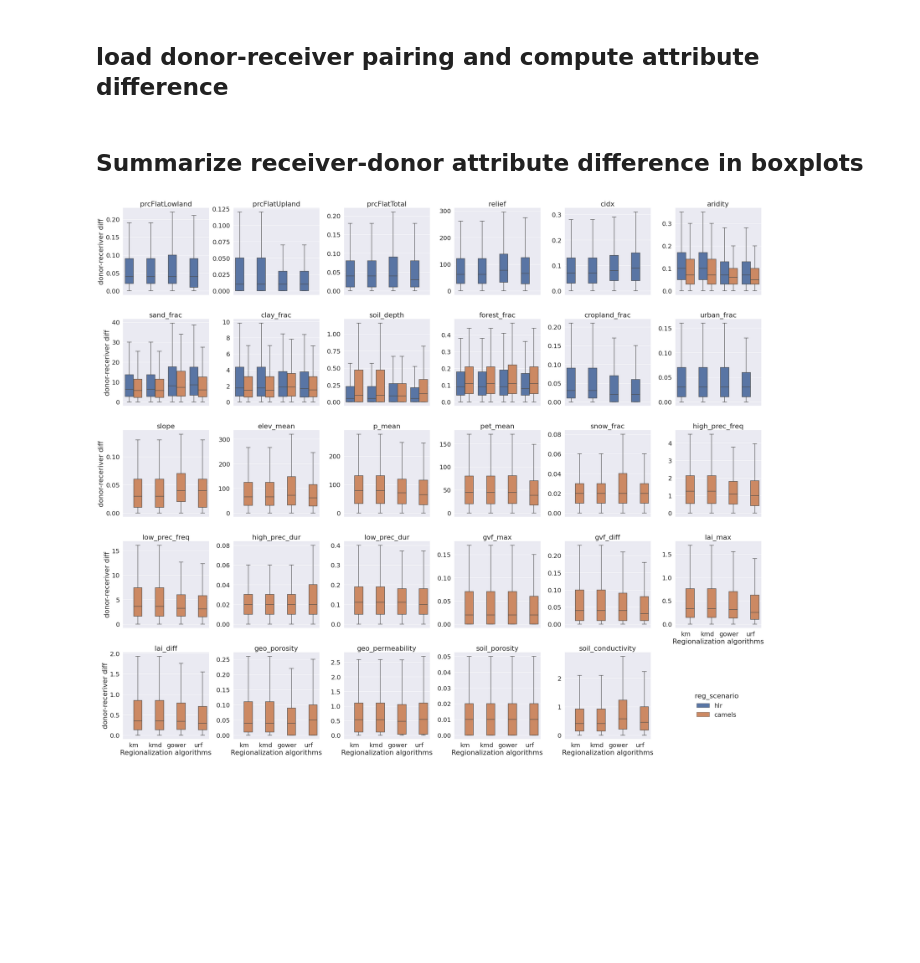
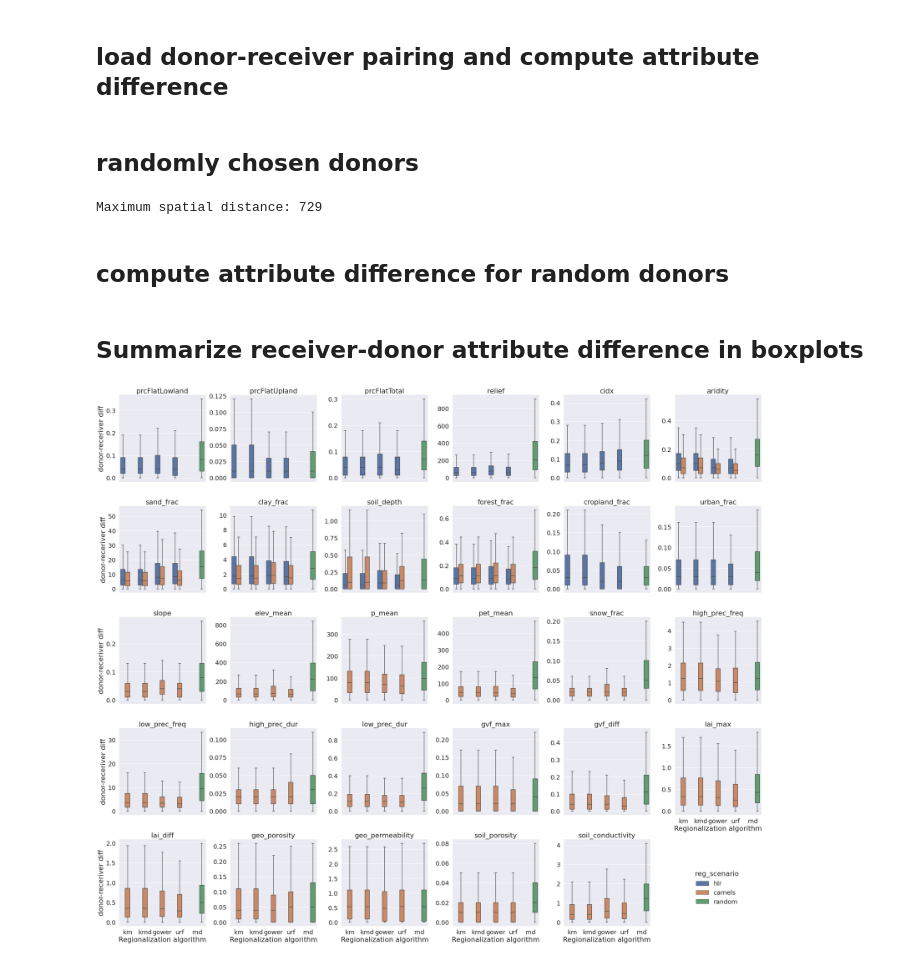
Before and after one commit to NOAA-OWP/NextGen_Regionalization, a Jupyter notebook: NWMv4/analysis/check_donor_receiver_attribute_difference.ipynb, the cells around one changed output. Drawn from its saved outputs; the diff is of its cells as text; code cells hidden in the pictures; blank space fills up the shorter version.

```diff
--- a/NWMv4/analysis/check_donor_receiver_attribute_difference.ipynb
+++ b/NWMv4/analysis/check_donor_receiver_attribute_difference.ipynb
@@ -86,27 +76,67 @@ for reg_alg in ['kmeans_clust','kmedoids_clust','gower_dist','random_forest']:
         statsAll = statsAll.append(stats)
 
 statsAll.to_csv("../output/stats_donor_receiver_attribute_difference.csv", index=False)
+# %% [markdown]
+## randomly chosen donors
+# %%
+import os
+import random
+
+# start from the receiver attributes table
+dtDonor_rand = dtAttrReceiver.copy()
+
+# load precomputed spatial distance between all receivers and donors
+f1 = '../data/dist_spatial_donor_receiver.csv'
+if os.path.isfile(f1):
+    distSpatial0 = pd.read_csv(f1,index_col=0)
+else:
+    pass
+
+# maximum distance (result: 729km - smaller than the max distance specified in config)
+print("Maximum spatial distance: " + str(distSpatial0.max().max()))
+
+# randomly select a donor for each receiver
+dtDonor_rand['donor'] = random.choices(distSpatial0.columns.to_list(),k=len(dtDonor_rand))
+# %% [output]
+Maximum spatial distance: 729
+# %% [markdown]
+## compute attribute difference for random donors
+# %%
+# merge with donor attributes and compute the differences
+attrs = list(set(config['attrs']['hlr'] + config['attrs']['camels']))
+dfDiff2 = pd.merge(dtDonor_rand[['id','donor']+attrs], dtAttrDonor[['id']+attrs], left_on = "donor", right_on="id",suffixes=("_r", "_d"))
+
+# compute donor-receiver attribute difference
+for x in attrs:
+    dfDiff2[x+'_diff'] = abs(dfDiff2[x+'_d'] - dfDiff2[x+'_r']).round(2)
+
+# add to the overall dataframe for differences
+cols = [c1 for c1 in dfDiff2.columns if c1.endswith("_diff")]
+dfDiff2 = dfDiff2[cols]
+dfDiff2.columns = [x.replace("_diff","",1) for x in dfDiff2.columns]
 # %% [markdown]
 ## Summarize receiver-donor attribute difference in boxplots
 # %%
 # make boxplots of attribute differences
 import seaborn as sns
 import matplotlib.pyplot as plt
 
 sns.set(font_scale=1.8)
 
+dfDiff2['reg_scenario'] = dfDiff2['reg_algorithm'] = 'random'
+dfDiff = dfDiff.append(dfDiff2)
 dfDiff1 = dfDiff.melt(id_vars=['reg_algorithm','reg_scenario'])
-dict = {'kmeans_clust':'km', 'kmedoids_clust':'kmd', 'gower_dist':'gower', 'random_forest':'urf'}
+dict = {'kmeans_clust':'km', 'kmedoids_clust':'kmd', 'gower_dist':'gower', 'random_forest':'urf', 'random':'rand'}
 dfDiff1 = dfDiff1.replace({'reg_algorithm': dict})
-order = [['kmeans_clust','kmedoids_clust','gower_dist','random_forest']]
+
 g = sns.catplot(data= dfDiff1, kind="box",x="reg_algorithm", y="value", col="variable", col_wrap=6, hue='reg_scenario',
                 showfliers = False,sharey=False,legend=True)
 g.set_xlabels('Regionalization algorithm')
 g.set_ylabels('donor-receriver diff')
 
 for col_key,ax in g.axes_dict.items():
     ax.set_title(col_key)
 sns.move_legend(g, "lower right", bbox_to_anchor=(.9, .07))
 plt.savefig("../figs/boxplot_attr_diff.png",dpi=500)
 # %% [output]
-[figure, old version]
+[figure, new version]
```
Also changed, not shown: parts of 3 cells of this notebook.
